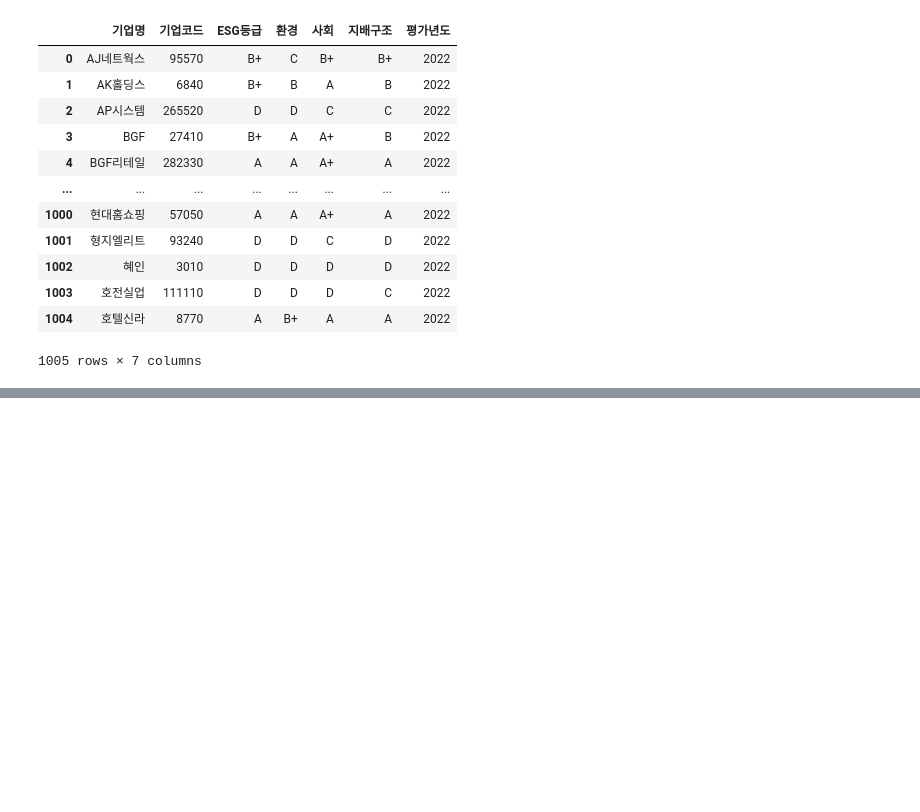
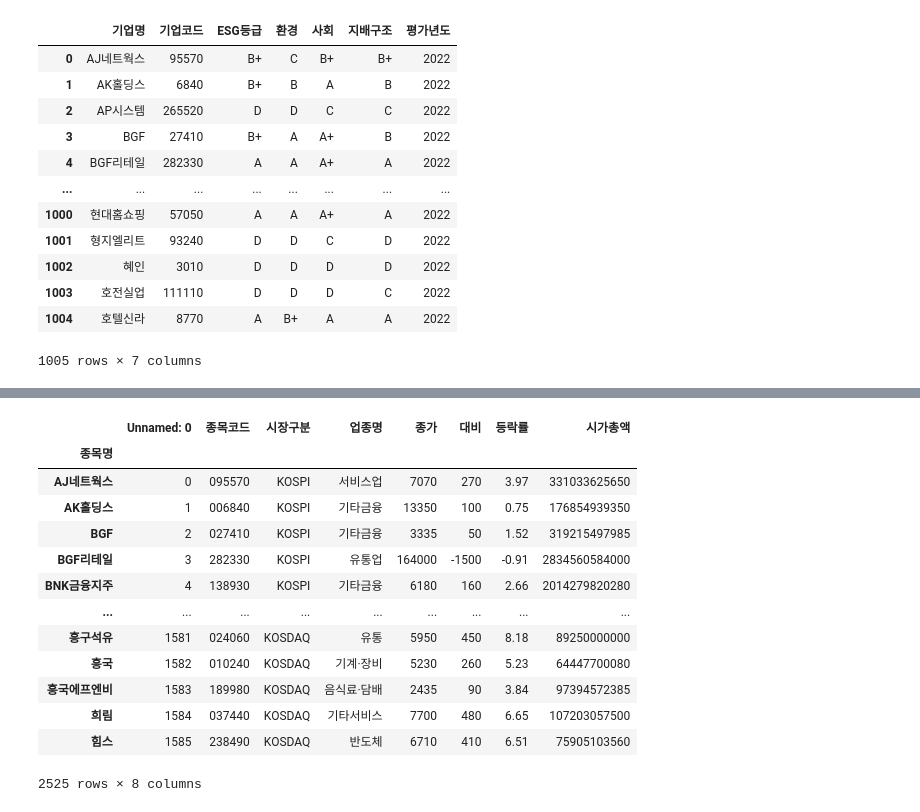
Before and after one commit to shoni0325/Hackathon_ESG, a Jupyter notebook: code/test.ipynb, the cells around one changed output, grey strips where cells are left out. Saved outputs shown, nothing was run; the diff lists cells and outputs as text; code cells hidden in the pictures; blank space fills up the shorter version.

```diff
--- a/code/test.ipynb
+++ b/code/test.ipynb
@@ -94,0 +180,17 @@ pd.read_csv('../data/ESGdata/개별 ESG 데이터/2022.csv')
+# %%
+pd.read_csv('../data/ESGdata/업종분류데이터/업종분류_2022.csv', index_col='종목명')
+# %% [output]
+|  | Unnamed: 0 | 종목코드 | 시장구분 | 업종명 | 종가 | 대비 | 등락률 | 시가총액 |
+| 종목명 |  |  |  |  |  |  |  |  |
+| AJ네트웍스 | 0 | 095570 | KOSPI | 서비스업 | 7070 | 270 | 3.97 | 331033625650 |
+| AK홀딩스 | 1 | 006840 | KOSPI | 기타금융 | 13350 | 100 | 0.75 | 176854939350 |
+| BGF | 2 | 027410 | KOSPI | 기타금융 | 3335 | 50 | 1.52 | 319215497985 |
+| BGF리테일 | 3 | 282330 | KOSPI | 유통업 | 164000 | -1500 | -0.91 | 2834560584000 |
+| BNK금융지주 | 4 | 138930 | KOSPI | 기타금융 | 6180 | 160 | 2.66 | 2014279820280 |
+| ... | ... | ... | ... | ... | ... | ... | ... | ... |
+| 흥구석유 | 1581 | 024060 | KOSDAQ | 유통 | 5950 | 450 | 8.18 | 89250000000 |
+| 흥국 | 1582 | 010240 | KOSDAQ | 기계·장비 | 5230 | 260 | 5.23 | 64447700080 |
+| 흥국에프엔비 | 1583 | 189980 | KOSDAQ | 음식료·담배 | 2435 | 90 | 3.84 | 97394572385 |
+| 희림 | 1584 | 037440 | KOSDAQ | 기타서비스 | 7700 | 480 | 6.65 | 107203057500 |
+| 힘스 | 1585 | 238490 | KOSDAQ | 반도체 | 6710 | 410 | 6.51 | 75905103560 |
+2525 rows × 8 columns
```
Also changed, not shown: parts of 5 cells of this notebook, 23 other files.
